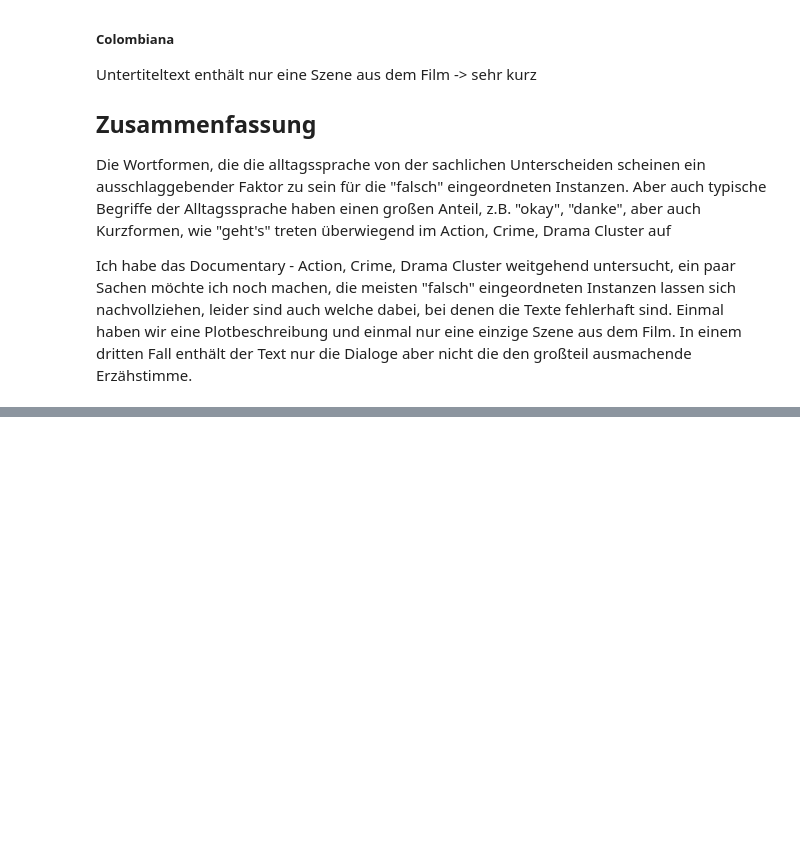
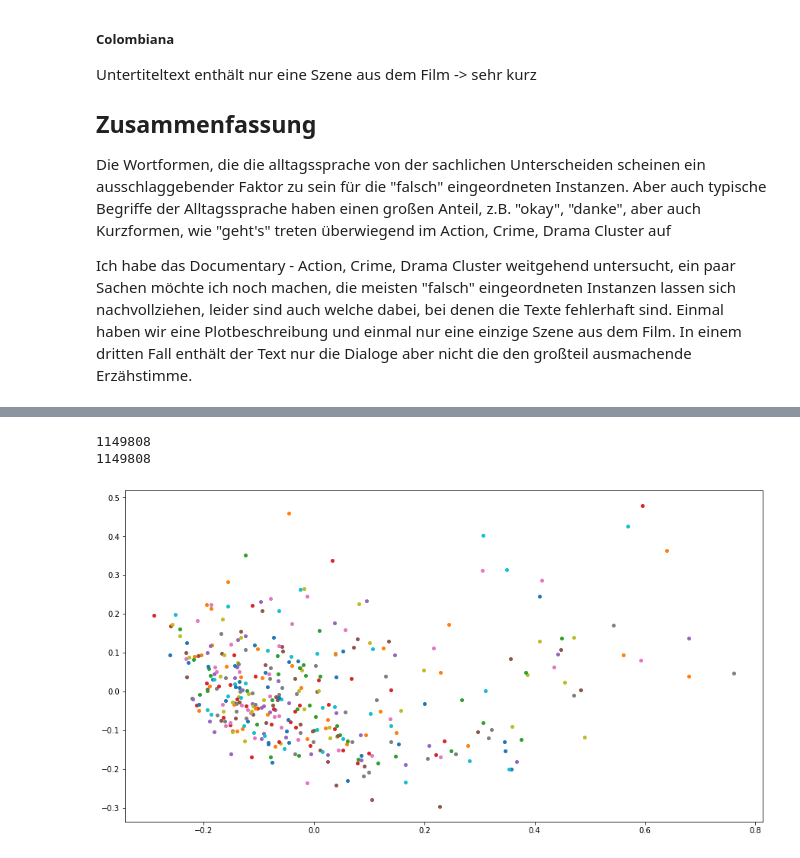
Before and after one commit to LennartKeller/SubtitleClustering, a Jupyter notebook: notebooks/final/Hierarchisches_Cluster_Auswertung.ipynb, the cells around one changed output, grey strips where cells are left out. Drawn from its saved outputs; the diff is of its cells as text; code cells hidden in the pictures; blank space fills up the shorter version.

```diff
--- a/notebooks/final/Hierarchisches_Cluster_Auswertung.ipynb
+++ b/notebooks/final/Hierarchisches_Cluster_Auswertung.ipynb
@@ -287,0 +315,38 @@ Ich habe das Documentary - Action, Crime, Drama Cluster weitgehend untersucht, e
+# %%
+df_genre.dropna(subset=['genre'], inplace=True)
+# %%
+genre_test = "Action"
+for x in df_genre.iterrows():
+    if x[1].genre == genre_test:
+        print(len(x[1].text))
+
+text = ""
+for instance in df.iterrows():
+    if instance[1].genre == genre_test:
+        text = text + instance[1].text
+print(len(text))
+# %% [output]
+1149808
+1149808
+# %%
+# TF-IDF
+tfidf = TfidfVectorizer(max_features=100, stop_words=stop_words)
+tokens = tfidf.fit_transform(df_genre.text)
+# %%
+pca = PCA(n_components=2)
+pca.fit(tokens.todense())
+X_tf = pca.transform(tokens.todense())
+
+#Abspeichern der Zwischenergebnisste im Datafram
+df_genre['pcatokens_1'] = X_tf[:,0]
+df_genre['pcatokens_2'] = X_tf[:,1]
+
+#Plotten anhand der gespeicherten Zwischenergebnisse
+plt.figure(figsize=(15,8))
+for d in df_genre.iterrows():
+    x = d[1].pcatokens_1
+    y = d[1].pcatokens_2
+    plt.plot(x, y, 'o', markersize=4)
+    #plt.plot(x, y, marker=TextPath((-3, -3), f'{d[1].kmeanstokens}'), color='black', markersize=1)
+# %% [output]
+[figure, added]
```
Also changed, not shown: parts of 12 cells of this notebook, 1 other file.
